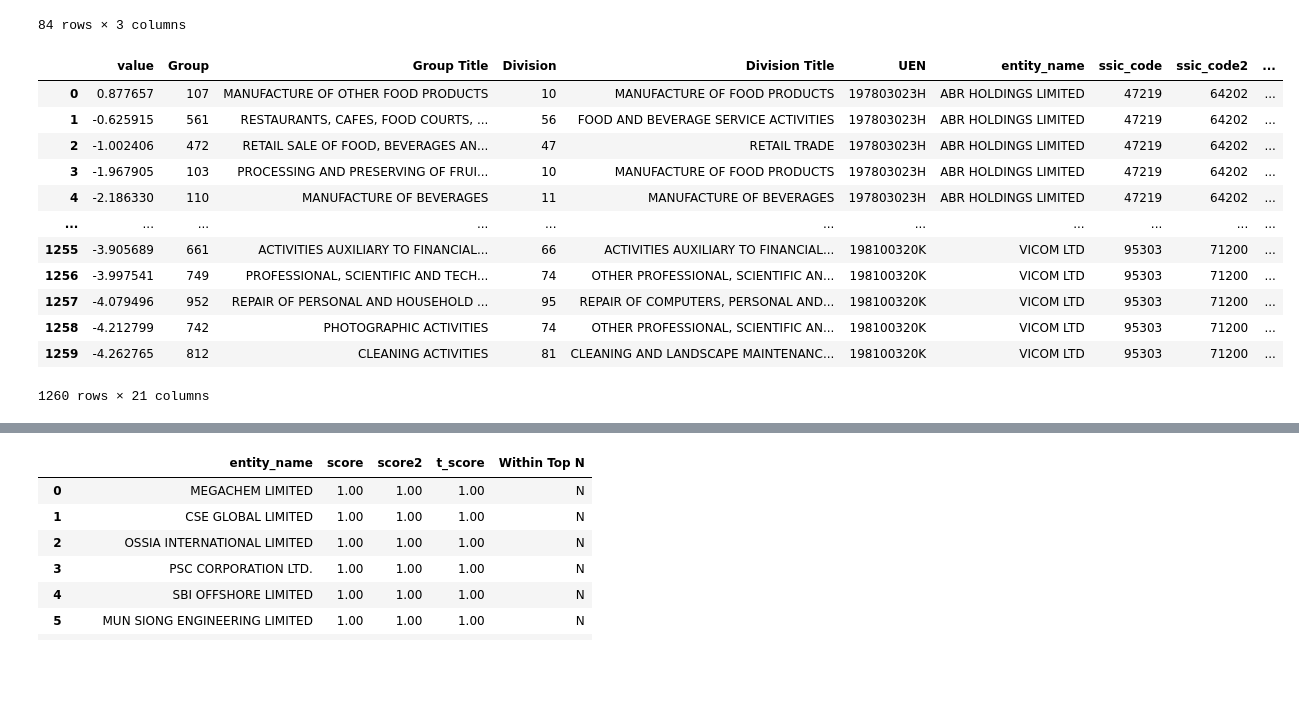
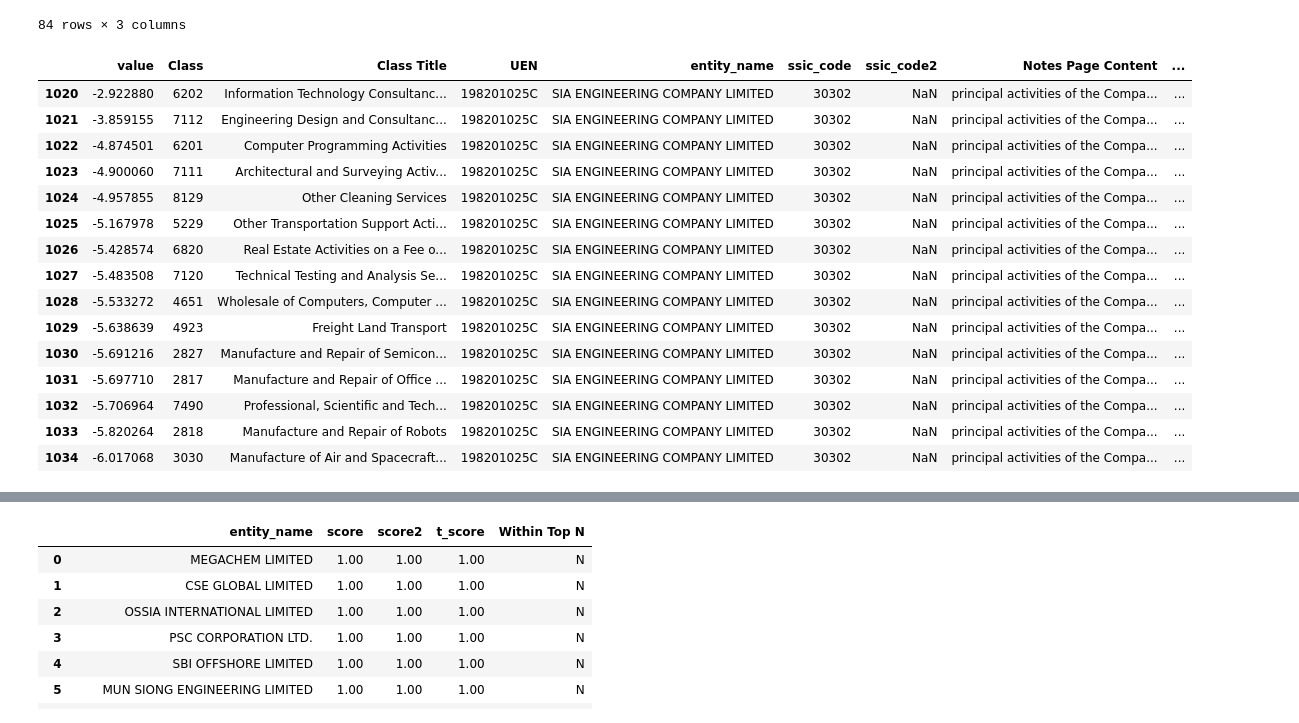
Before and after one commit to yorwel/ssicsync, a Jupyter notebook: 1. Model Load & Test.ipynb, the cells around one changed output, grey strips where cells are left out. Drawn from its saved outputs; the diff is of its cells as text; code cells hidden in the pictures; blank space fills up the shorter version.

```diff
--- a/1. Model Load & Test.ipynb
+++ b/1. Model Load & Test.ipynb
@@ -1,5 +1,6 @@
 # %%
 import pandas as pd
+import numpy as np
 
 ####################################################################################################
 ### Select SSIC Hierarchical Level
@@ -10,7 +11,7 @@ import pandas as pd
 # 4. 'Class'
 # 5. 'Subclass'
 
-level = 'Group'
+level = 'Class'
 ####################################################################################################
 
 # create ssic denormalized fact table
@@ -187,7 +188,8 @@ def predict_text(text, top_n=top_n_predictions):
 
     # Return the results as a list of dictionaries
     # return final_merged_df[['value', lvl_train, lvl_train_title, oneup_lvl_train, oneup_lvl_train_title]]
-    return final_merged_df[['value', lvl_train, lvl_train_title, oneup_lvl_train, oneup_lvl_train_title]].to_dict(orient='records')
+    # return final_merged_df[['value', lvl_train, lvl_train_title, oneup_lvl_train, oneup_lvl_train_title]].to_dict(orient='records')
+    return final_merged_df[['value', lvl_train, lvl_train_title]].to_dict(orient='records')
 # %% [output]
 A value is trying to be set on a copy of a slice from a DataFrame.
 Try using .loc[row_indexer,col_indexer] = value instead
@@ -358,51 +360,69 @@ df_list_102_merged[['entity_name', 'Notes Page Content', 'Notes Page Content2']]
 # %%
 # Validation Data
 
 vdf_filepath = r"dataSources\ScrapedOutputFiles\(Roy) data validation.csv"
-vdf = pd.read_csv(vdf_filepath, dtype = str)
+vdf = pd.read_excel(vdf_filepath, dtype = str)
 
 # Create an empty list to store the predictions
 predictions = []
 
 # Iterate over each row of the DataFrame and apply the prediction function
 for idx, row in vdf.iterrows():
     text = row['Notes Page Content2']
     result = predict_text(text)
     for pred in result:
         pred.update({
             'UEN': row['UEN'],
             'entity_name': row['entity_name'],
             'ssic_code': row['ssic_code'],
             'ssic_code2': row['ssic_code2'],
             'Notes Page Content': row['Notes Page Content'],
             'Notes Page Content2': text,
-            'mSection': row['Section'],
-            'mSection2': row['Section' + "2"],
-            'mDivision': row['Division'],
-            'mDivision2': row['Division' + "2"],
-            'mGroup': row['Group'],
-            'mGroup2': row['Group' + "2"],
-            'mClass': row['Class'],
-            'mClass2': row['Class' + "2"],
-            'mSub-class': row['Sub-class'],
-            'mSub-class2': row['Sub-class' + "2"]
+            'm_Section': row['Section'],
+            'm_Section2': row['Section' + "2"],
+            'm_Division': row['Division'],
+            'm_Division2': row['Division' + "2"],
+            'm_Group': row['Group'],
+            'm_Group2': row['Group' + "2"],
+            'm_Class': row['Class'],
+            'm_Class2': row['Class' + "2"],
+            'm_Sub-class': row['Sub-class'],
+            'm_Sub-class2': row['Sub-class' + "2"]
         })
         predictions.append(pred)
 
 # Create a DataFrame from the list of predictions
 prediction_df = pd.DataFrame(predictions)
-prediction_df
+
+# Extracting respective SSIC levels from Predictions
+prediction_df['p_Section'] = prediction_df[lvl_train].apply(lambda x: x[:2] if len(x) >= 2 else np.nan)
+prediction_df['p_Section'] = prediction_df['p_Section'].map(ssic_1.set_index('Section, 2 digit code')['Section'])
+prediction_df['p_Division'] = prediction_df[lvl_train].apply(lambda x: x[:2] if len(x) >= 2 else np.nan)
+prediction_df['p_Group'] = prediction_df[lvl_train].apply(lambda x: x[:3] if len(x) >= 3 else np.nan)
+prediction_df['p_Class'] = prediction_df[lvl_train].apply(lambda x: x[:4] if len(x) >= 4 else np.nan)
+prediction_df['p_Sub-class'] = prediction_df[lvl_train].apply(lambda x: x[:5] if len(x) >= 5 else np.nan)
+prediction_df = prediction_df.fillna('NaN')
+
+# Set pandas display option to show all columns
+pd.set_option('display.max_columns', None)
+pd.set_option('display.max_rows', None)
+
+
+prediction_df[prediction_df['entity_name'] == 'SIA ENGINEERING COMPANY LIMITED']
 # %% [output]
-|  | value | Group | Group Title | Division | Division Title | UEN | entity_name | ssic_code | ssic_code2 | ... |
-| 0 | 0.877657 | 107 | MANUFACTURE OF OTHER FOOD PRODUCTS | 10 | MANUFACTURE OF FOOD PRODUCTS | 197803023H | ABR HOLDINGS LIMITED | 47219 | 64202 | ... |
-| 1 | -0.625915 | 561 | RESTAURANTS, CAFES, FOOD COURTS, ... | 56 | FOOD AND BEVERAGE SERVICE ACTIVITIES | 197803023H | ABR HOLDINGS LIMITED | 47219 | 64202 | ... |
-| 2 | -1.002406 | 472 | RETAIL SALE OF FOOD, BEVERAGES AN... | 47 | RETAIL TRADE | 197803023H | ABR HOLDINGS LIMITED | 47219 | 64202 | ... |
-| 3 | -1.967905 | 103 | PROCESSING AND PRESERVING OF FRUI... | 10 | MANUFACTURE OF FOOD PRODUCTS | 197803023H | ABR HOLDINGS LIMITED | 47219 | 64202 | ... |
-| 4 | -2.186330 | 110 | MANUFACTURE OF BEVERAGES | 11 | MANUFACTURE OF BEVERAGES | 197803023H | ABR HOLDINGS LIMITED | 47219 | 64202 | ... |
-| ... | ... | ... | ... | ... | ... | ... | ... | ... | ... | ... |
-| 1255 | -3.905689 | 661 | ACTIVITIES AUXILIARY TO FINANCIAL... | 66 | ACTIVITIES AUXILIARY TO FINANCIAL... | 198100320K | VICOM LTD | 95303 | 71200 | ... |
-| 1256 | -3.997541 | 749 | PROFESSIONAL, SCIENTIFIC AND TECH... | 74 | OTHER PROFESSIONAL, SCIENTIFIC AN... | 198100320K | VICOM LTD | 95303 | 71200 | ... |
-| 1257 | -4.079496 | 952 | REPAIR OF PERSONAL AND HOUSEHOLD ... | 95 | REPAIR OF COMPUTERS, PERSONAL AND... | 198100320K | VICOM LTD | 95303 | 71200 | ... |
-| 1258 | -4.212799 | 742 | PHOTOGRAPHIC ACTIVITIES | 74 | OTHER PROFESSIONAL, SCIENTIFIC AN... | 198100320K | VICOM LTD | 95303 | 71200 | ... |
-| 1259 | -4.262765 | 812 | CLEANING ACTIVITIES | 81 | CLEANING AND LANDSCAPE MAINTENANC... | 198100320K | VICOM LTD | 95303 | 71200 | ... |
+|  | value | Class | Class Title | UEN | entity_name | ssic_code | ssic_code2 | Notes Page Content | ... |
+| 1020 | -2.922880 | 6202 | Information Technology Consultanc... | 198201025C | SIA ENGINEERING COMPANY LIMITED | 30302 | NaN | principal activities of the Compa... | ... |
+| 1021 | -3.859155 | 7112 | Engineering Design and Consultanc... | 198201025C | SIA ENGINEERING COMPANY LIMITED | 30302 | NaN | principal activities of the Compa... | ... |
+| 1022 | -4.874501 | 6201 | Computer Programming Activities | 198201025C | SIA ENGINEERING COMPANY LIMITED | 30302 | NaN | principal activities of the Compa... | ... |
+| 1023 | -4.900060 | 7111 | Architectural and Surveying Activ... | 198201025C | SIA ENGINEERING COMPANY LIMITED | 30302 | NaN | principal activities of the Compa... | ... |
+| 1024 | -4.957855 | 8129 | Other Cleaning Services | 198201025C | SIA ENGINEERING COMPANY LIMITED | 30302 | NaN | principal activities of the Compa... | ... |
+| 1025 | -5.167978 | 5229 | Other Transportation Support Acti... | 198201025C | SIA ENGINEERING COMPANY LIMITED | 30302 | NaN | principal activities of the Compa... | ... |
+| 1026 | -5.428574 | 6820 | Real Estate Activities on a Fee o... | 198201025C | SIA ENGINEERING COMPANY LIMITED | 30302 | NaN | principal activities of the Compa... | ... |
+| 1027 | -5.483508 | 7120 | Technical Testing and Analysis Se... | 198201025C | SIA ENGINEERING COMPANY LIMITED | 30302 | NaN | principal activities of the Compa... | ... |
+| 1028 | -5.533272 | 4651 | Wholesale of Computers, Computer ... | 198201025C | SIA ENGINEERING COMPANY LIMITED | 30302 | NaN | principal activities of the Compa... | ... |
+| 1029 | -5.638639 | 4923 | Freight Land Transport | 198201025C | SIA ENGINEERING COMPANY LIMITED | 30302 | NaN | principal activities of the Compa... | ... |
+| 1030 | -5.691216 | 2827 | Manufacture and Repair of Semicon... | 198201025C | SIA ENGINEERING COMPANY LIMITED | 30302 | NaN | principal activities of the Compa... | ... |
+| 1031 | -5.697710 | 2817 | Manufacture and Repair of Office ... | 198201025C | SIA ENGINEERING COMPANY LIMITED | 30302 | NaN | principal activities of the Compa... | ... |
+| 1032 | -5.706964 | 7490 | Professional, Scientific and Tech... | 198201025C | SIA ENGINEERING COMPANY LIMITED | 30302 | NaN | principal activities of the Compa... | ... |
+| 1033 | -5.820264 | 2818 | Manufacture and Repair of Robots | 198201025C | SIA ENGINEERING COMPANY LIMITED | 30302 | NaN | principal activities of the Compa... | ... |
+| 1034 | -6.017068 | 3030 | Manufacture of Air and Spacecraft... | 198201025C | SIA ENGINEERING COMPANY LIMITED | 30302 | NaN | principal activities of the Compa... | ... |
-1260 rows × 21 columns
```
Also changed, not shown: parts of 6 cells of this notebook.
